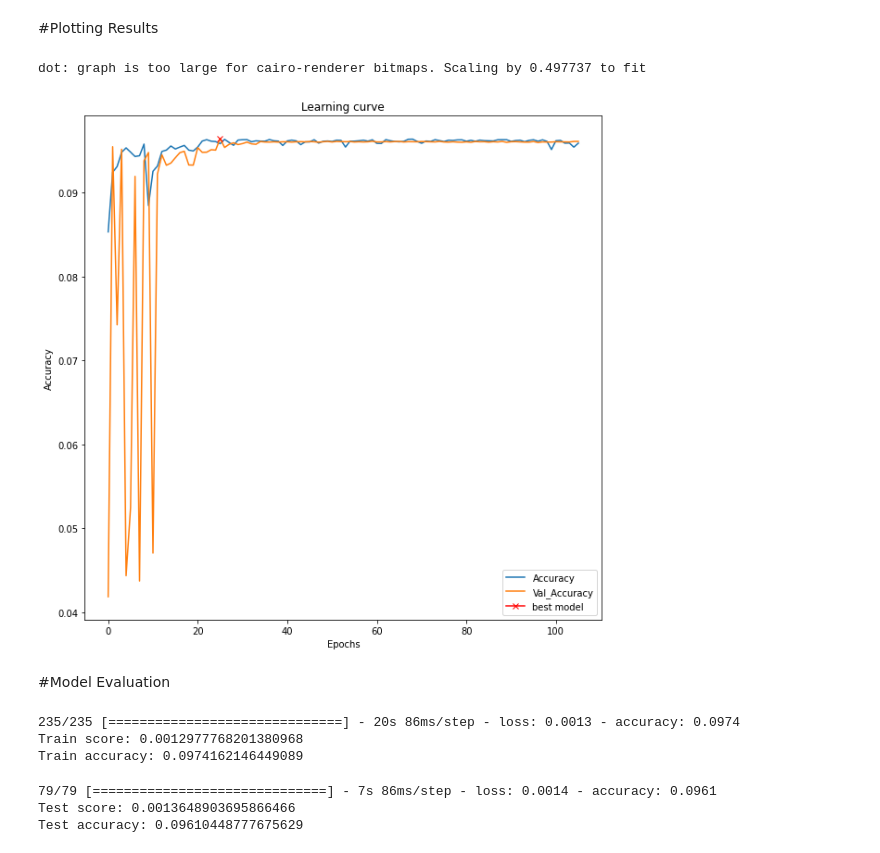
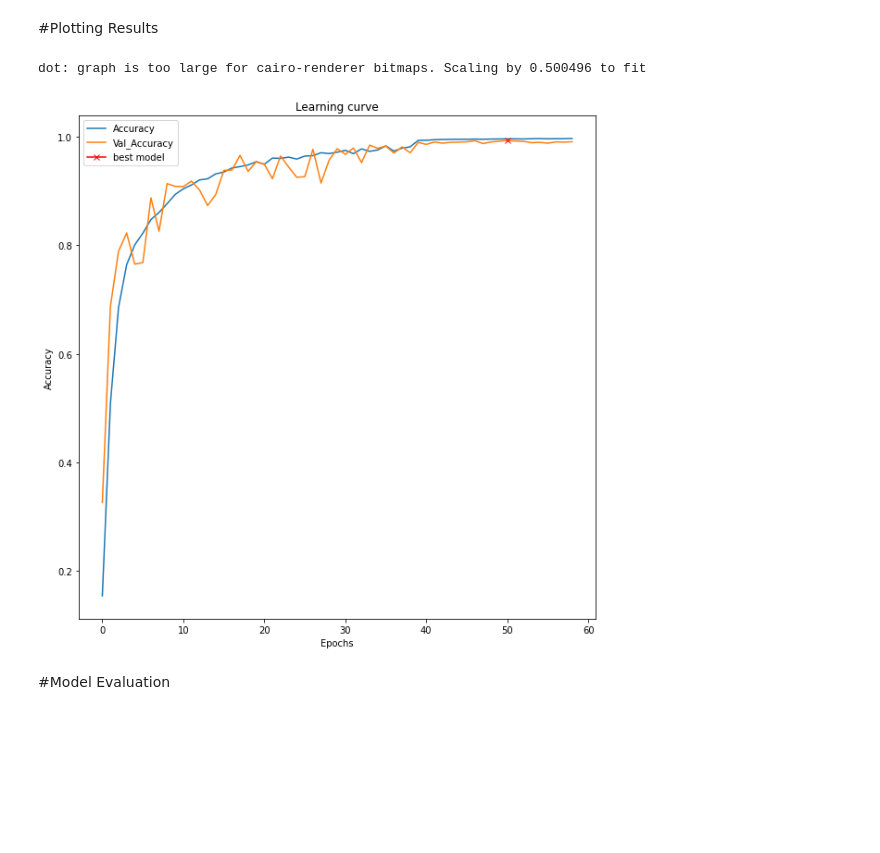
Before and after one commit to mgontarz20/PhUnwr_CNN, a Jupyter notebook: PanelSterowaniaGC.ipynb, the cells around one changed output. Drawn from its saved outputs; the diff is of its cells as text; code cells hidden in the pictures; blank space fills up the shorter version.

```diff
--- a/PanelSterowaniaGC.ipynb
+++ b/PanelSterowaniaGC.ipynb
@@ -58,0 +106,10 @@ name = f"UNetResNet5lvl_{type1}_{date}_{comment}"
+# %%
+X = np.load(f"{root}Datasets/X_{dataset}.npy")
+y = np.load(f"{root}Datasets/w_{dataset}.npy").astype(np.uint8)
+
+
+num_classes = int((np.amax(y) - np.amin(y)) +1)
+print(X.shape, y.shape)
+print(X.dtype, y.dtype)
+print(num_classes)
+name = f"UNetResNet5_{type1}_{date}_{comment}_{str(num_classes)}"
@@ -86,10 +137,0 @@ def SSIMLoss(y_true, y_pred):
-# %%
-callbacks = [
-    EarlyStopping(patience=stop_patience, verbose=1),
-    ReduceLROnPlateau(factor=0.1, patience=5, min_lr=0.0000001, verbose=1),
-    ModelCheckpoint(f'{root}Results/{name}/model/{name}.h5', verbose=1, save_best_only=True),
-    #Tensordash(ModelName=f"{name}", email='mgontarz15@gmail.com', password='dupadupa'),
-    TensorBoard(log_dir=f"{root}Results/{name}/model/logs", write_graph=True, write_images= True, update_freq=5),
-    CSVLogger(f"{root}Results/{name}/model/{name}.csv"),
-    json_logging_callback,
-            ]
@@ -111,5 +137,0 @@ callbacks = [
-# %%
-X = np.load("/content/drive/MyDrive/BadaniaMchtr/Datasets/dataset_9_Combined_to_pred_256x256_10-11-2021_11-24-53/X.npy")
-y = np.load("/content/drive/MyDrive/BadaniaMchtr/Datasets/dataset_9_Combined_to_pred_256x256_10-11-2021_11-24-53/y.npy")
-
-print(X.shape, y.shape)
@@ -146,8 +152,9 @@ genConfig.write_cfg(cfg_dir, name, "a", test_size = test_size, random_state = ra
 #Model Loading and Initialization
 # %%
 input_img = Input((256, 256, 1), name='img')
-model = UNetResNet_5lvl.get_unet(input_img, n_filters=n_filters, activation=activation_function)
-model.compile(optimizer=Adam(learning_rate=0.01), loss=SSIMLoss,  metrics=["accuracy"])
+model = UNetResNet_5lvl_softmax_withReg.get_unet(input_img, num_classes, kernel_regularizer = 'l2')
+#model = load_model("/content/drive/MyDrive/BadaniaMchtr/Results/QPI_DPI_Net_resc_wrpd_11-02-2021_18-07-57_QPIDPI_MSE-SSIM/model/QPI_DPI_Net_resc_wrpd_11-02-2021_18-07-57_QPIDPI_MSE-SSIM.h5")
+model.compile(optimizer=Adam(learning_rate=0.0001, epsilon=1e-07), loss=SparseCategoricalCrossentropy(),  metrics=metrics)
 model.summary()
 # %% [output]
 Model: "model"
@@ -186,17 +217,9 @@ genConfig.write_cfg(cfg_dir,name, "a", batch_size = batch_size, epoch_limit = ep
 # %%
 plotter.plot_model_data(model, name, results, root)
 genConfig.write_cfg(cfg_dir,name, "a",  best_loss = np.min(results.history["val_loss"]), for_epoch_loss = np.argmin(results.history["val_loss"]), best_acc = np.max(results.history["val_accuracy"]), for_epoch_acc = np.argmax(results.history["val_accuracy"]))
+del results
 # %% [output]
-dot: graph is too large for cairo-renderer bitmaps. Scaling by 0.497737 to fit
+dot: graph is too large for cairo-renderer bitmaps. Scaling by 0.500496 to fit
-[figure, old version]
+[figure, new version]
 # %% [markdown]
 #Model Evaluation
-# %%
-score, acc = model.evaluate(X_train, y_train,
-                            batch_size=batch_size)
-print('Train score:', score)
-print('Train accuracy:', acc)
-# %% [output]
-235/235 [==============================] - 20s 86ms/step - loss: 0.0013 - accuracy: 0.0974
-Train score: 0.0012977768201380968
-Train accuracy: 0.0974162146449089
@@ -205,9 +225,0 @@ genConfig.write_cfg(cfg_dir,name, "a", train_score = score, train_acc =acc)
-# %%
-score, acc = model.evaluate(X_valid, y_valid,
-                            batch_size=batch_size)
-print('Test score:', score)
-print('Test accuracy:', acc)
-# %% [output]
-79/79 [==============================] - 7s 86ms/step - loss: 0.0014 - accuracy: 0.0961
-Test score: 0.0013648903695866466
-Test accuracy: 0.09610448777675629
```
Also changed, not shown: parts of 35 cells of this notebook.
